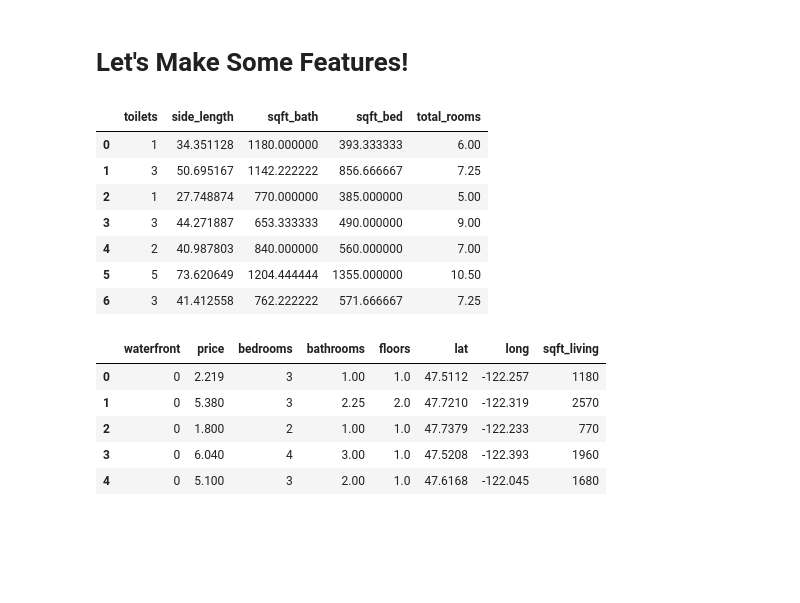
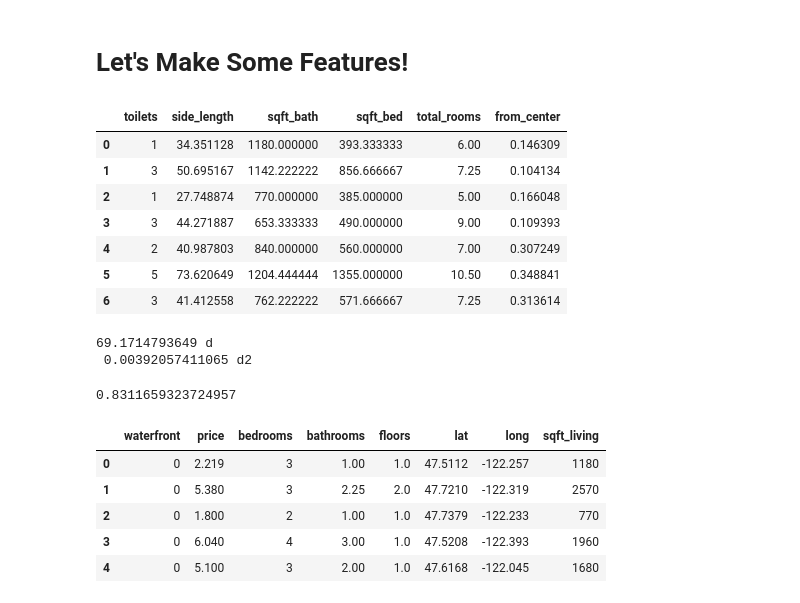
Before and after one commit to bgwilson12/2.1.8-Data-Prep, a Jupyter notebook: 2.1.8 Challenge.ipynb, the cells around one changed output. Saved outputs shown, nothing was run; the diff lists cells and outputs as text; code cells hidden in the pictures; blank space fills up the shorter version.

```diff
--- a/2.1.8 Challenge.ipynb
+++ b/2.1.8 Challenge.ipynb
@@ -127,42 +127,65 @@ The t-tests still work! It appears that the effect of waterfront has statistical
 # and the new feaure will be the number of toilets.
 df_features = pd.DataFrame()
 df_features['toilets'] = df_explore.bathrooms.apply(lambda x: ceil(x))
 
 # Second feature: let's take the square root of the square footage. We will quasi-assume each property is
 # square, and this feature will give us side length
 df_features['side_length'] = df_explore.sqft_living.apply(lambda x: x**(0.5))
 
 # Third feature: Square footage per bathroom. Why not?
 df_features['sqft_bath'] = df_explore.sqft_living.div(df_explore.bathrooms)
 
 # Fourth feature: Similar to above, let's make a square footage per bedroom as well
 df_features['sqft_bed'] = df_explore.sqft_living.div(df_explore.bedrooms)
 
 # Fifth feature: If we add up the bathrooms, bedrooms, and add 2 for a living room and kitchen,
 # we would have the total_rooms
 df_features['total_rooms'] = df_explore.bedrooms.add(df_explore.bathrooms) + 2
 
-# Sixth feature:
+# Sixth feature: The distance to geographic center of Seattle can be approximated
+# by treating the lat and long coordinates as cartesian coordinates, since this data
+# is over a relatively small distance.
+lat_center = 47.6223
+lon_center = -122.3522
+df_features['from_center'] = np.sqrt((df_explore.lat - lat_center)**2 +
+                                     (df_explore.long - lon_center)**2)
 
 
 # Seventh feature:
+
 
 # Eighth feature:
 
 # Ninth feature:
 
 # Tenth feature:
 
 df_features.head(n=7)
 # %% [output]
-|  | toilets | side_length | sqft_bath | sqft_bed | total_rooms |
-| 0 | 1 | 34.351128 | 1180.000000 | 393.333333 | 6.00 |
-| 1 | 3 | 50.695167 | 1142.222222 | 856.666667 | 7.25 |
-| 2 | 1 | 27.748874 | 770.000000 | 385.000000 | 5.00 |
-| 3 | 3 | 44.271887 | 653.333333 | 490.000000 | 9.00 |
-| 4 | 2 | 40.987803 | 840.000000 | 560.000000 | 7.00 |
-| 5 | 5 | 73.620649 | 1204.444444 | 1355.000000 | 10.50 |
-| 6 | 3 | 41.412558 | 762.222222 | 571.666667 | 7.25 |
+|  | toilets | side_length | sqft_bath | sqft_bed | total_rooms | from_center |
+| 0 | 1 | 34.351128 | 1180.000000 | 393.333333 | 6.00 | 0.146309 |
+| 1 | 3 | 50.695167 | 1142.222222 | 856.666667 | 7.25 | 0.104134 |
+| 2 | 1 | 27.748874 | 770.000000 | 385.000000 | 5.00 | 0.166048 |
+| 3 | 3 | 44.271887 | 653.333333 | 490.000000 | 9.00 | 0.109393 |
+| 4 | 2 | 40.987803 | 840.000000 | 560.000000 | 7.00 | 0.307249 |
+| 5 | 5 | 73.620649 | 1204.444444 | 1355.000000 | 10.50 | 0.348841 |
+| 6 | 3 | 41.412558 | 762.222222 | 571.666667 | 7.25 | 0.313614 |
+# %%
+lat1 = math.radians(47.6223)
+lon1 = math.radians(122.3522)
+lat2 = math.radians(47.4)
+lon2 = math.radians(122.4)
+d = np.cos(lat1-lat2)*69.172
+# d2 = l
+# d=2*np.arcsin(np.sqrt((np.sin((lat1-lat2)/2))**2 +
+#                       np.cos(lat1)*np.cos(lat2)*(np.sin((lon1-lon2)/2))**2))
+# d2 = np.arccos(np.sin(lat1)*np.sin(lat2)+np.cos(lat1)*np.cos(lat2)*np.cos(lon1-lon2))
+print(d, 'd\n', d2, 'd2\n')
+lat1
+# %% [output]
+69.1714793649 d
+ 0.00392057411065 d2
+0.8311659323724957
 # %%
 df_explore.head()
 # %% [output]
```
Also changed, not shown: parts of 1 cell of this notebook.
